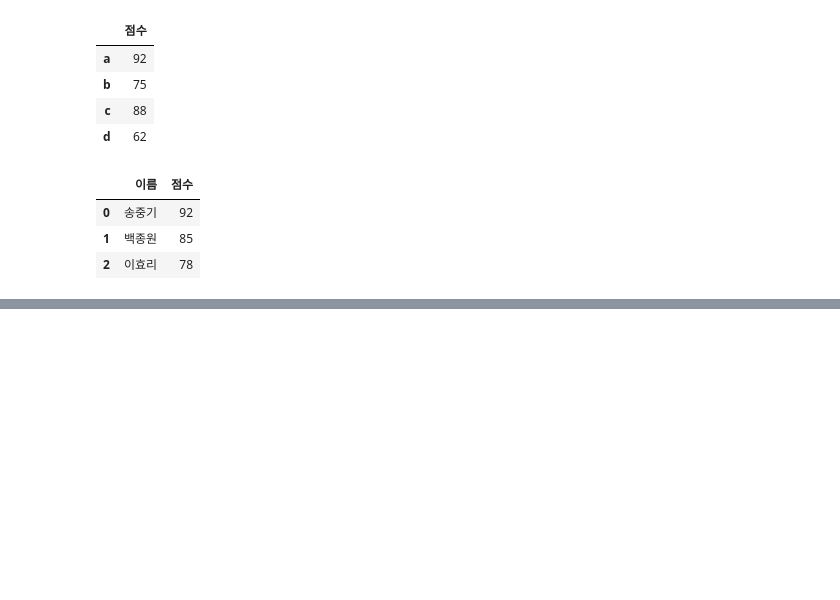
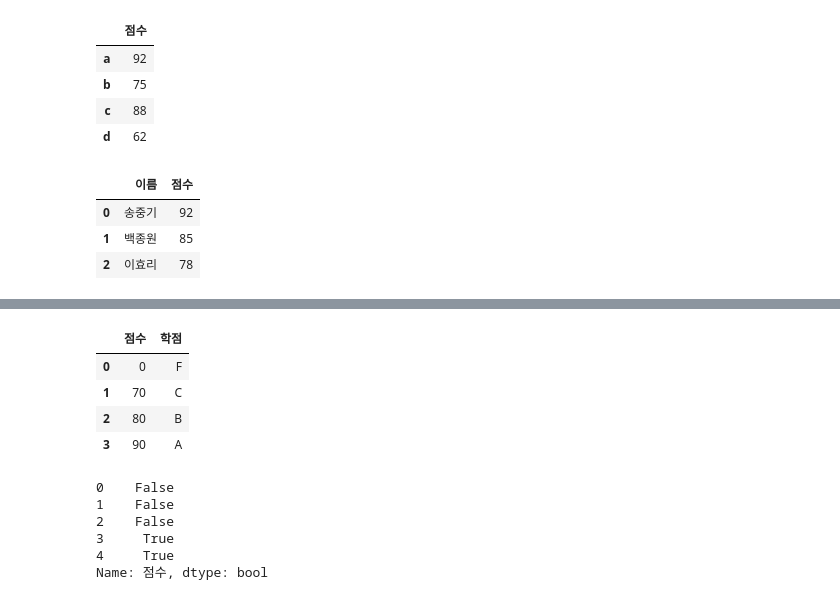
Before and after one commit to lolsaless/Python, a Jupyter notebook: 1. 학습/1. 파이썬으로 할 수 있는 모든것/5. 데이터 분석 및 시각화/2. 판다스 라이브러리 엑셀 vlookup.ipynb, the cells around one changed output, grey strips where cells are left out. Saved outputs shown, nothing was run; the diff lists cells and outputs as text; code cells hidden in the pictures; blank space fills up the shorter version.

```diff
--- a/1. 학습/1. 파이썬으로 할 수 있는 모든것/5. 데이터 분석 및 시각화/2. 판다스 라이브러리 엑셀 vlookup.ipynb
+++ b/1. 학습/1. 파이썬으로 할 수 있는 모든것/5. 데이터 분석 및 시각화/2. 판다스 라이브러리 엑셀 vlookup.ipynb
@@ -252,0 +288,8 @@ pd.Series(data1, name='이름').to_frame().merge(pd.Series(data2, name='점수')
+# %%
+df2
+# %% [output]
+|  | 점수 | 학점 |
+| 0 | 0 | F |
+| 1 | 70 | C |
+| 2 | 80 | B |
+| 3 | 90 | A |
@@ -252,0 +298,9 @@ pd.Series(data1, name='이름').to_frame().merge(pd.Series(data2, name='점수')
+# %%
+df3['점수'] > 80
+# %% [output]
+0    False
+1    False
+2    False
+3     True
+4     True
+Name: 점수, dtype: bool
```
Also changed, not shown: parts of 16 cells of this notebook, 1 other file.
